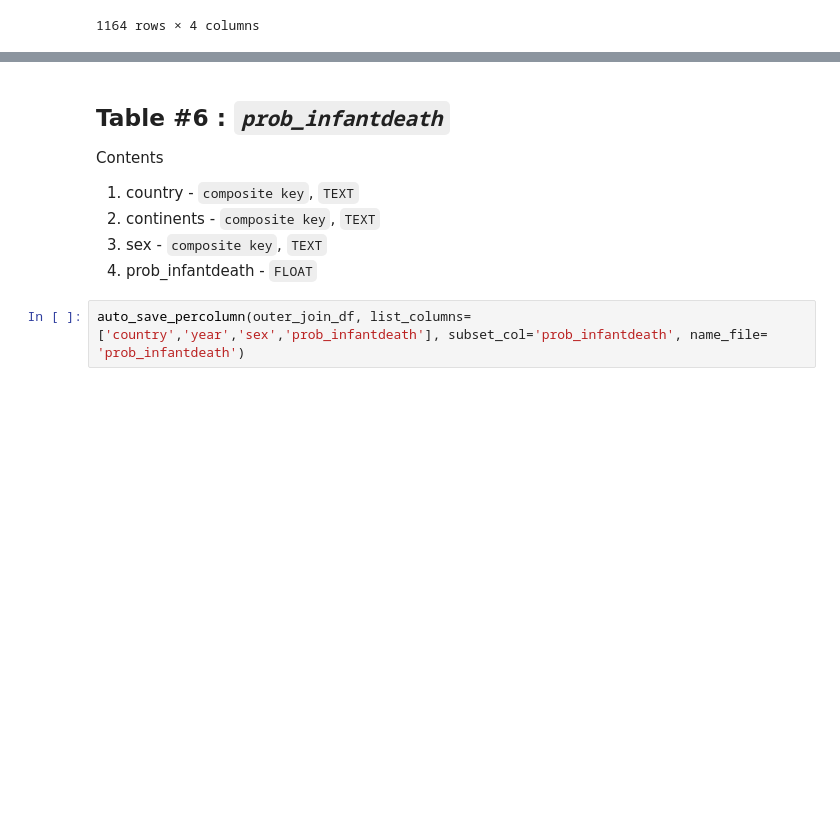
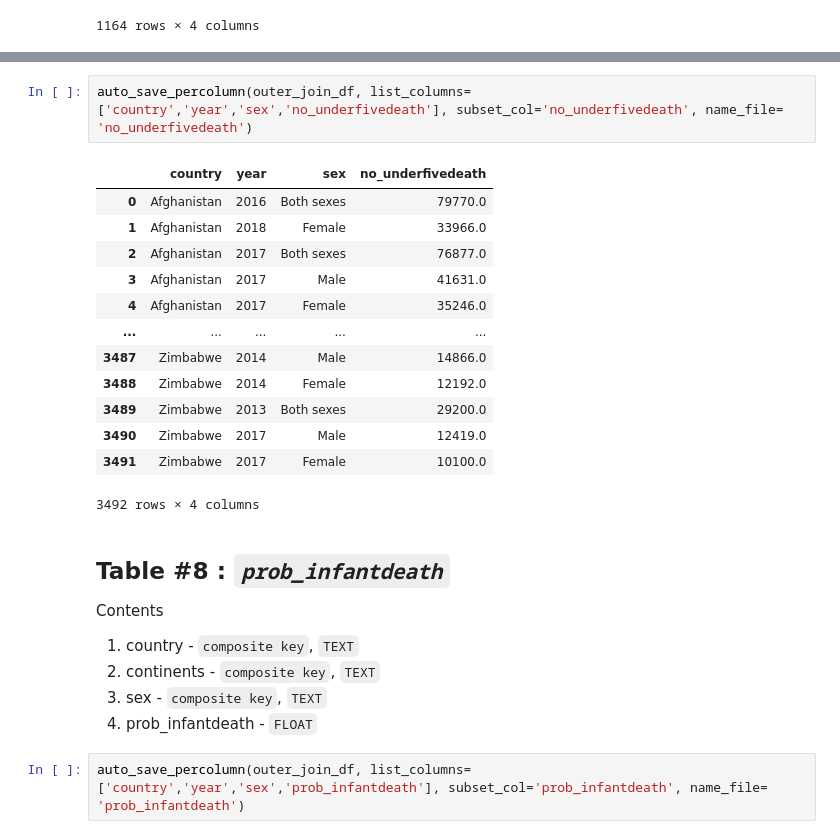
Before and after one commit to msamhz/Kaggle_WorldMortalityRates, a Jupyter notebook: code/1_EDA.ipynb, the cells around one changed output, grey strips where cells are left out. Cells and saved outputs as stored; diff of their text form; blank space fills up the shorter version.

```diff
--- a/code/1_EDA.ipynb
+++ b/code/1_EDA.ipynb
@@ -1203,5 +1223,21 @@ auto_save_percolumn(outer_join_df, list_columns= ['country','year','sex','no_neo
+# %%
+auto_save_percolumn(outer_join_df, list_columns= ['country','year','sex','no_underfivedeath'], subset_col='no_underfivedeath', name_file= 'no_underfivedeath')
+# %% [output]
+|  | country | year | sex | no_underfivedeath |
+| 0 | Afghanistan | 2016 | Both sexes | 79770.0 |
+| 1 | Afghanistan | 2018 | Female | 33966.0 |
+| 2 | Afghanistan | 2017 | Both sexes | 76877.0 |
+| 3 | Afghanistan | 2017 | Male | 41631.0 |
+| 4 | Afghanistan | 2017 | Female | 35246.0 |
+| ... | ... | ... | ... | ... |
+| 3487 | Zimbabwe | 2014 | Male | 14866.0 |
+| 3488 | Zimbabwe | 2014 | Female | 12192.0 |
+| 3489 | Zimbabwe | 2013 | Both sexes | 29200.0 |
+| 3490 | Zimbabwe | 2017 | Male | 12419.0 |
+| 3491 | Zimbabwe | 2017 | Female | 10100.0 |
+3492 rows × 4 columns
 # %% [markdown]
-## Table #6 : ***`prob_infantdeath`***
+## Table #8 : ***`prob_infantdeath`***
 
 Contents
 1) country - `composite key`, `TEXT`
```
Also changed, not shown: parts of 13 cells of this notebook, 5 other files.
